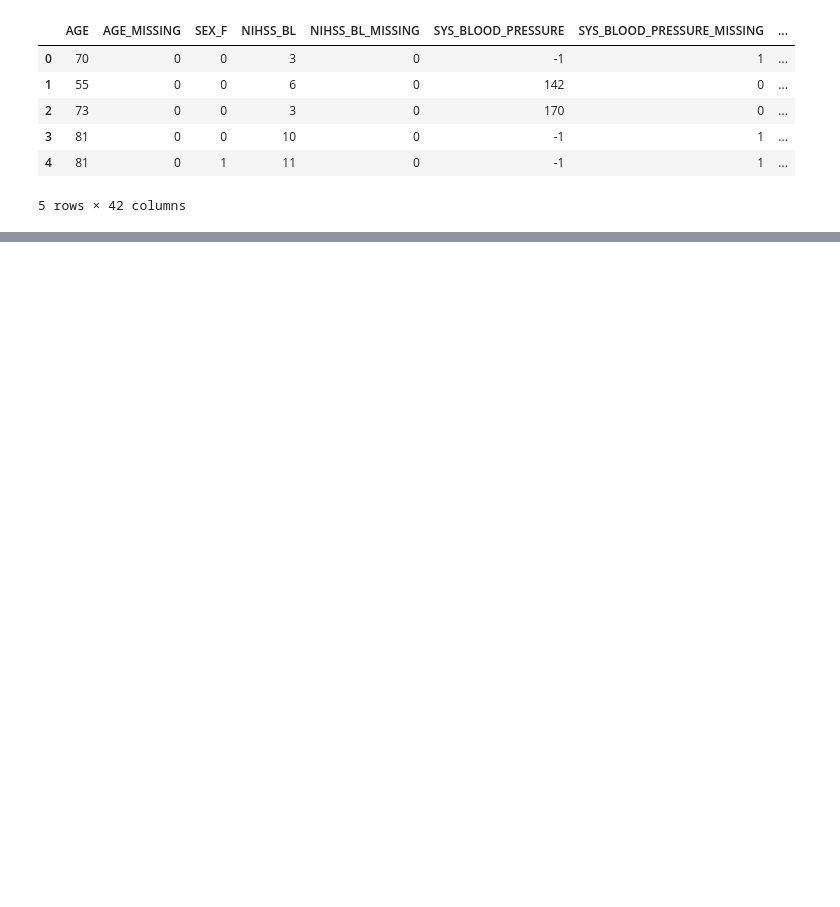
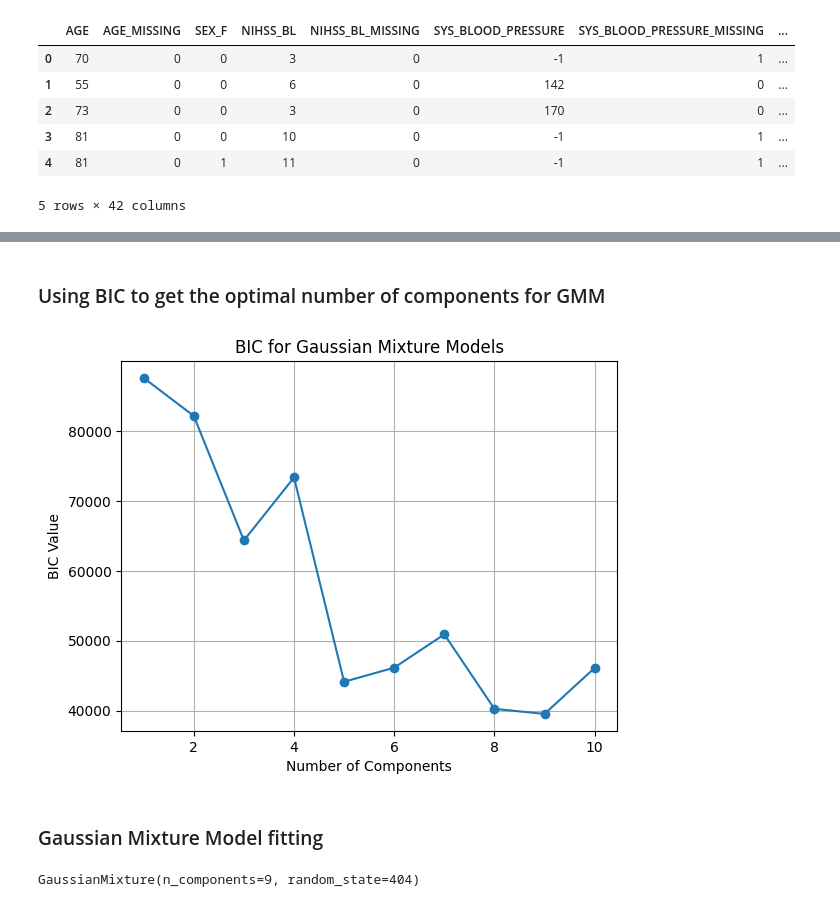
Before and after one commit to POskar/GenerativeMLForPrecisionMedicine, a Jupyter notebook: main.ipynb, the cells around one changed output, grey strips where cells are left out. Cells and saved outputs as stored; diff of their text form; code cells hidden in the pictures; blank space fills up the shorter version.

```diff
--- a/main.ipynb
+++ b/main.ipynb
@@ -22,0 +24,2 @@ df.head()
+# %%
+df = df.drop(columns={'SERUM_GLUCOSE', 'SERUM_GLUCOSE_MISSING', 'VALV_HEART', 'MRS_90', 'MRS_90_DICHO'}, axis=1)
@@ -22,0 +64,36 @@ df.head()
+# %% [markdown]
+### Using BIC to get the optimal number of components for GMM
+# %%
+import numpy as np
+import matplotlib.pyplot as plt
+from sklearn.mixture import GaussianMixture
+
+def compute_bic(X, n_components_range):
+    bic = []
+    for n_components in n_components_range:
+        gmm = GaussianMixture(n_components=n_components, random_state=RANDOM_STATE)
+        gmm.fit(X)
+        bic.append(gmm.bic(X))
+    return bic
+
+n_components_range = range(1, 11)
+
+bic_values = compute_bic(imputer_df, n_components_range)
+
+optimal_n_components = n_components_range[np.argmin(bic_values)]
+
+plt.plot(n_components_range, bic_values, marker='o')
+plt.xlabel('Number of Components')
+plt.ylabel('BIC Value')
+plt.title('BIC for Gaussian Mixture Models')
+plt.grid(True)
+plt.show()
+# %% [output]
+[figure, added]
+# %% [markdown]
+### Gaussian Mixture Model fitting
+# %%
+gmm = GaussianMixture(n_components=optimal_n_components, random_state=RANDOM_STATE)
+gmm.fit(imputer_df)
+# %% [output]
+GaussianMixture(n_components=9, random_state=404)
```
Also changed, not shown: parts of 21 cells of this notebook, 2 other files.
